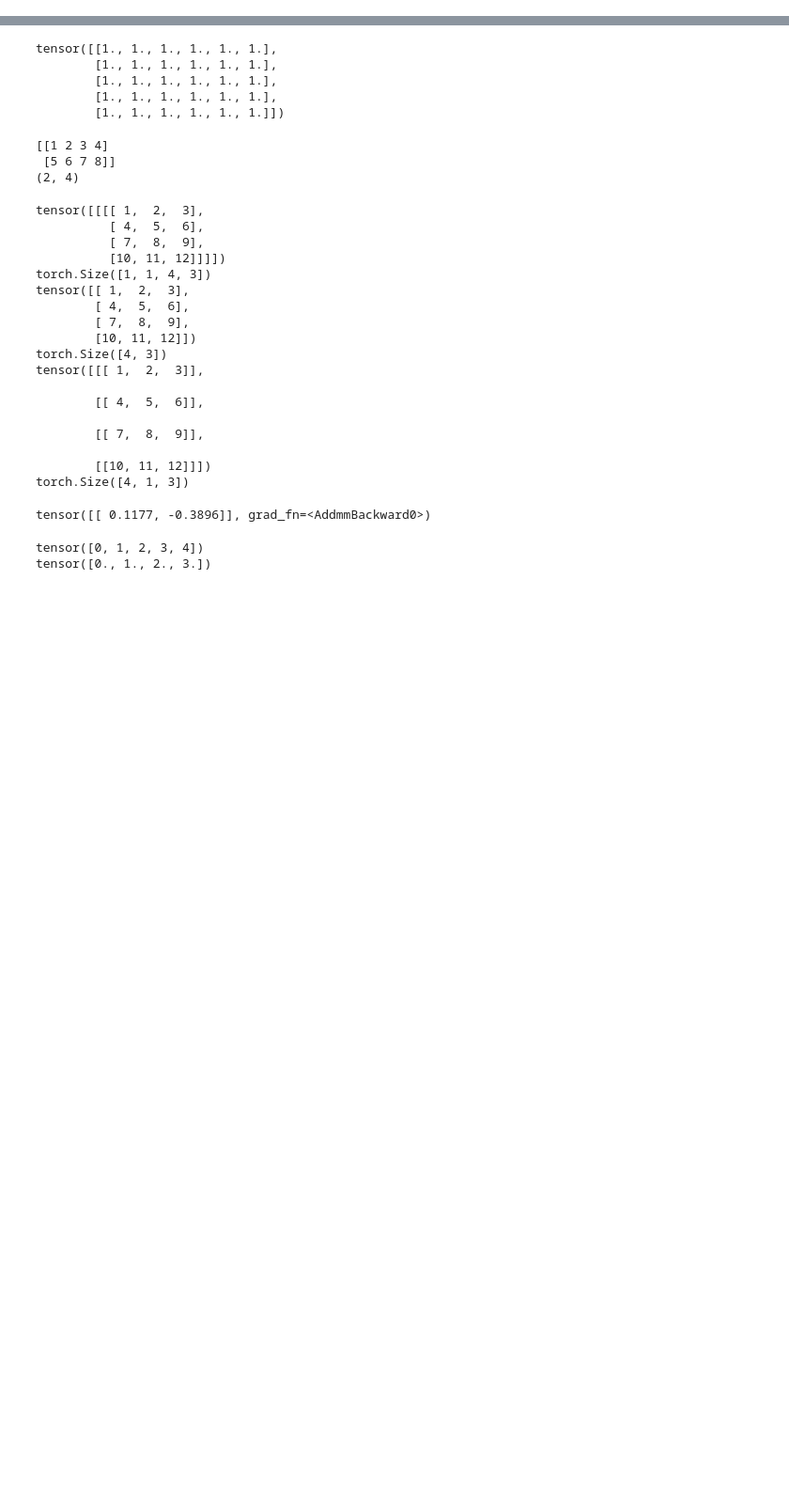
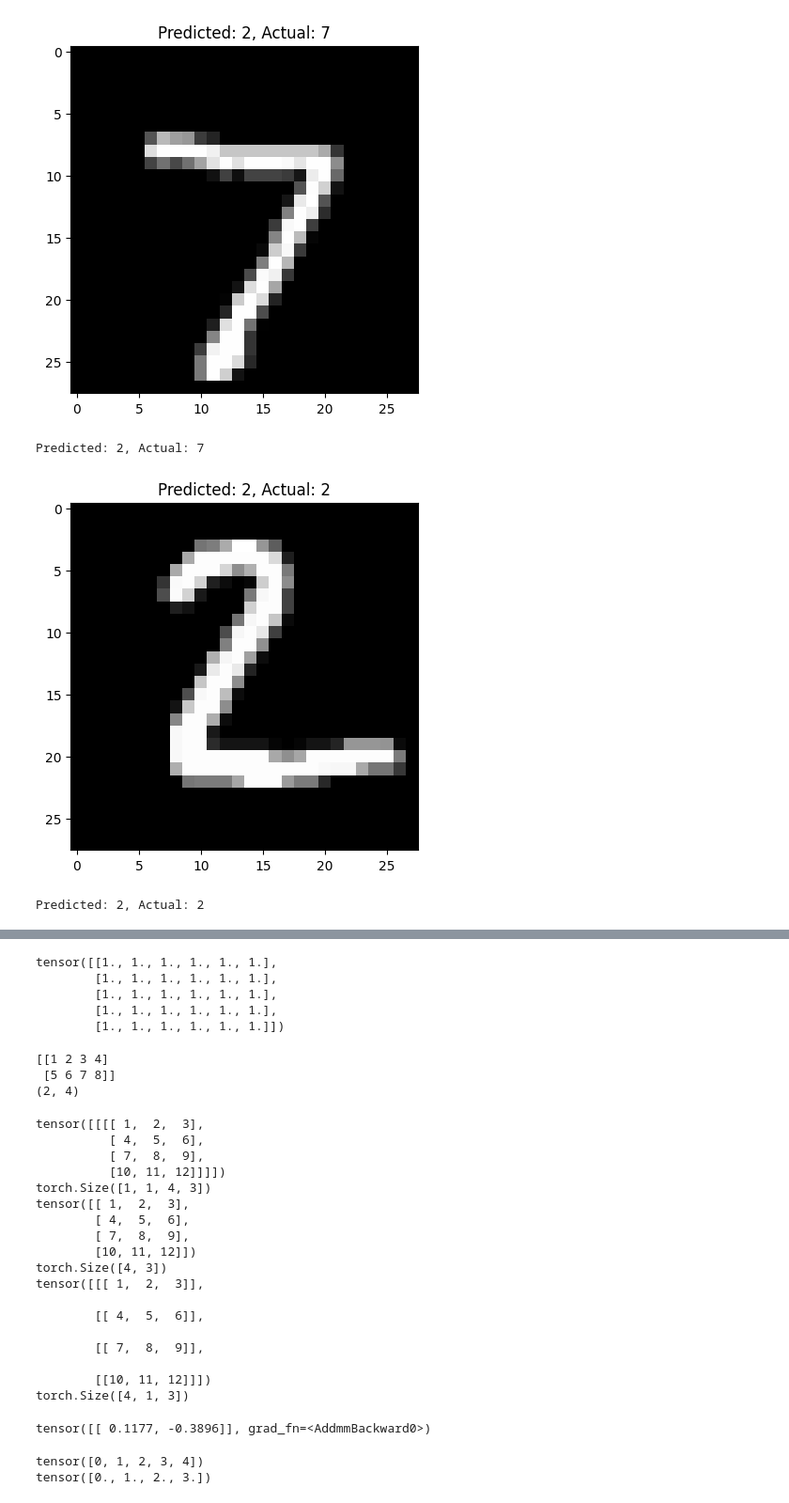
Before and after one commit to dprobity/pytorch, a Jupyter notebook: pytorch_intro.ipynb, the cells around one changed output, grey strips where cells are left out. Shown: that part at 94% size. Drawn from its saved outputs; the diff is of its cells as text; code cells hidden in the pictures; blank space fills up the shorter version.

Commit message:
implemented a basic NN to recog digits

```diff
--- a/pytorch_intro.ipynb
+++ b/pytorch_intro.ipynb
@@ -1,2 +1,78 @@
 # %% [markdown]
 <a href="https://colab.research.google.com/github/dprobity/pytorch/blob/main/pytorch_intro.ipynb" target="_parent"><img src="https://colab.research.google.com/assets/colab-badge.svg" alt="Open In Colab"/></a>
+# %%
+import torch
+import torch.nn as nn
+from torch.utils.data import DataLoader, TensorDataset
+from torchvision import datasets, transforms
+import matplotlib.pyplot as plt
+
+# Load MNIST dataset
+transform = transforms.Compose([
+    transforms.ToTensor(),
+    transforms.Normalize((0.5,), (0.5,))
+])
+
+train_dataset = datasets.MNIST(root='./data', train=True, download=True, transform=transform)
+test_dataset = datasets.MNIST(root='./data', train=False, download=True, transform=transform)
+
+train_dataloader = DataLoader(train_dataset, batch_size=64, shuffle=True)
+test_dataloader = DataLoader(test_dataset, batch_size=64, shuffle=False)
+
+
+class DigitRecognit(nn.Module):
+    def __init__(self):
+        super().__init__()
+        self.first_layer = nn.Linear(in_features=784, out_features=512)
+        self.relu = nn.ReLU()
+        self.dropout = nn.Dropout(p=0.2)
+        self.projection = nn.Linear(in_features=512, out_features=10)
+        self.sigmoid = nn.Sigmoid()
+
+    def forward(self, images):
+        out = self.sigmoid(self.projection(self.dropout(self.relu(self.first_layer(images)))))
+        return torch.round(out, decimals=4)
+
+
+xmodel = DigitRecognit()
+
+loss_function = nn.CrossEntropyLoss()
+optimizer = torch.optim.Adam(xmodel.parameters(), lr=0.001)
+
+epochs = 5
+
+print("Starting training...")
+for epoch in range(epochs):
+    xmodel.train()
+    total_loss = 0
+    for batch_idx, (images, labels) in enumerate(train_dataloader):
+        images = images.view(images.shape[0], 784)   # transforming or reshaping the image input 28 * 28 into a format our neural network input architecture is designed to accept data
+
+        # TRAINING BODY
+        model_prediction = xmodel(images)
+        optimizer.zero_grad() # clears all the previous_w or old_w in memory so that we dont add them up in future updates
+        loss = loss_function(model_prediction, labels)
+        loss.backward() # this does the actual derivative computation for all the params
+        optimizer.step() # runs the weight updating -> new_w = old_w - derivative * learning_rate
+
+        total_loss += loss.item()
+
+    avg_loss = total_loss / len(train_dataloader)
+    print(f"Epoch {epoch+1}/{epochs}, Average Loss: {avg_loss:.4f}")
+
+print("\nTraining complete! Testing model...")
+
+xmodel.eval()
+with torch.no_grad():
+    for images, labels in test_dataloader:
+        images = images.view(images.shape[0], 784)
+        model_prediction = xmodel(images)
+        max_vals, idx = torch.max(model_prediction, dim=1)
+
+        for i in range(min(5, len(images))):  # Show only first 5 images
+            plt.imshow(images[i].view(28, 28), cmap='gray')
+            plt.title(f"Predicted: {idx[i].item()}, Actual: {labels[i].item()}")
+            plt.show()
+            print(f"Predicted: {idx[i].item()}, Actual: {labels[i].item()}")
+        break
+# %% [output]
@@ -2,0 +87,4 @@
+[figure, added]
+Predicted: 2, Actual: 7
+[figure, added]
+Predicted: 2, Actual: 2
```
Also changed, not shown: parts of 4 cells of this notebook.
